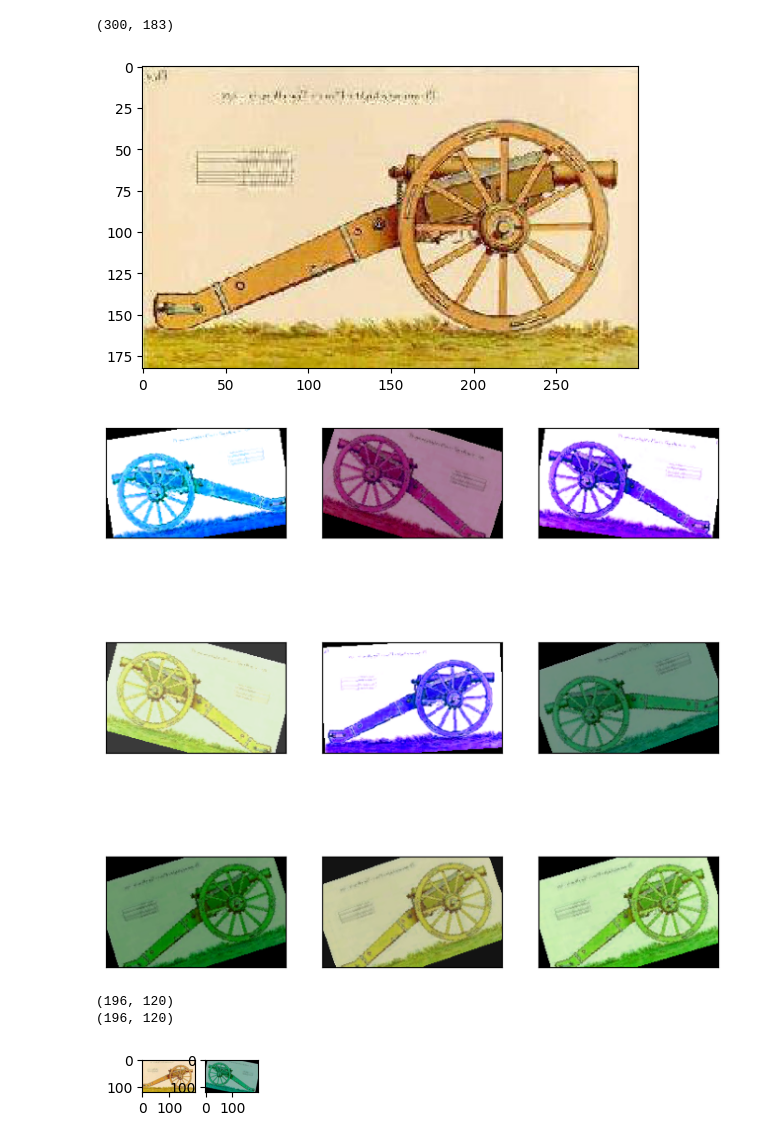
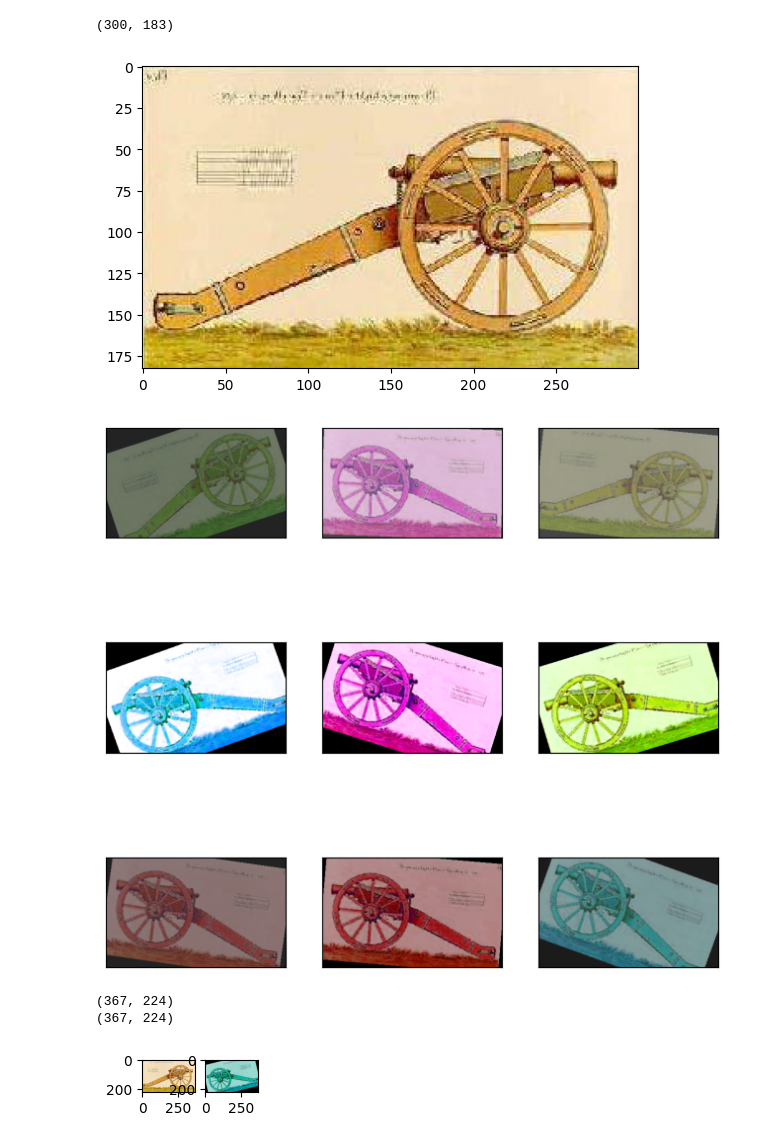
Before and after one commit to Cesilina/TryAndLearn, a Jupyter notebook: try.ipynb, the cells around one changed output. Cells and saved outputs as stored; diff of their text form; code cells hidden in the pictures.

```diff
--- a/try.ipynb
+++ b/try.ipynb
@@ -72,38 +72,38 @@ import matplotlib.pyplot as plt
 %matplotlib inline
 from PIL import Image
 from torchvision import transforms
 
 im_aug = transforms.Compose([
-    transforms.Resize(120),
+    transforms.Resize(224),
     transforms.RandomHorizontalFlip(),
     # transforms.RandomCrop(120), # 随机裁剪有风险
     transforms.RandomRotation(20), # 随机旋转
     transforms.ColorJitter(brightness=0.5, contrast=0.5, hue=0.5)
 ])
 
 
 im = Image.open('./data/image_0001.jpg')
 print(im.size)
 plt.imshow(im)
 
 nrows = 3
 ncols = 3
 figsize = (8,8)
 _, figs = plt.subplots(nrows, ncols, figsize=figsize)
 
 for i in range(nrows):
     for j in range(ncols):
         figs[i][j].imshow(im_aug(im))
         figs[i][j].axes.get_xaxis().set_visible(False)
         figs[i][j].axes.get_yaxis().set_visible(False)
 plt.show()
 # %% [output]
 (300, 183)
 [figure]
-[figure, old version]
+[figure, new version]
 # %%
 # 同时显示多张图片
-im1 = transforms.Resize(120)(im)
+im1 = transforms.Resize(224)(im)
 im2 = im_aug(im)
 
 print(im1.size)
@@ -123,9 +123,9 @@ for i in range(1,3):
 
 plt.show()
 # %% [output]
-(196, 120)
-(196, 120)
+(367, 224)
+(367, 224)
-[figure, old version]
+[figure, new version]
 # %%
 # Image 拼接图片
 from MoCo import GaussianBlur
```
Also changed, not shown: parts of 1 cell of this notebook, 2 other files.
